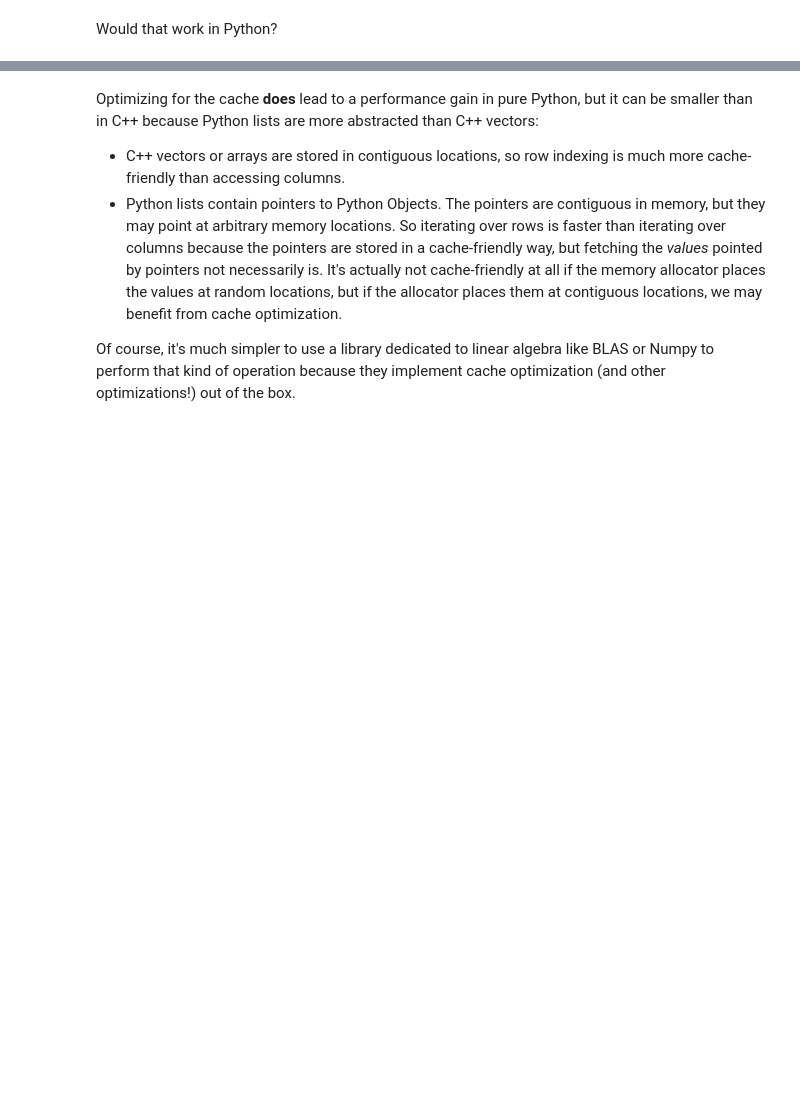
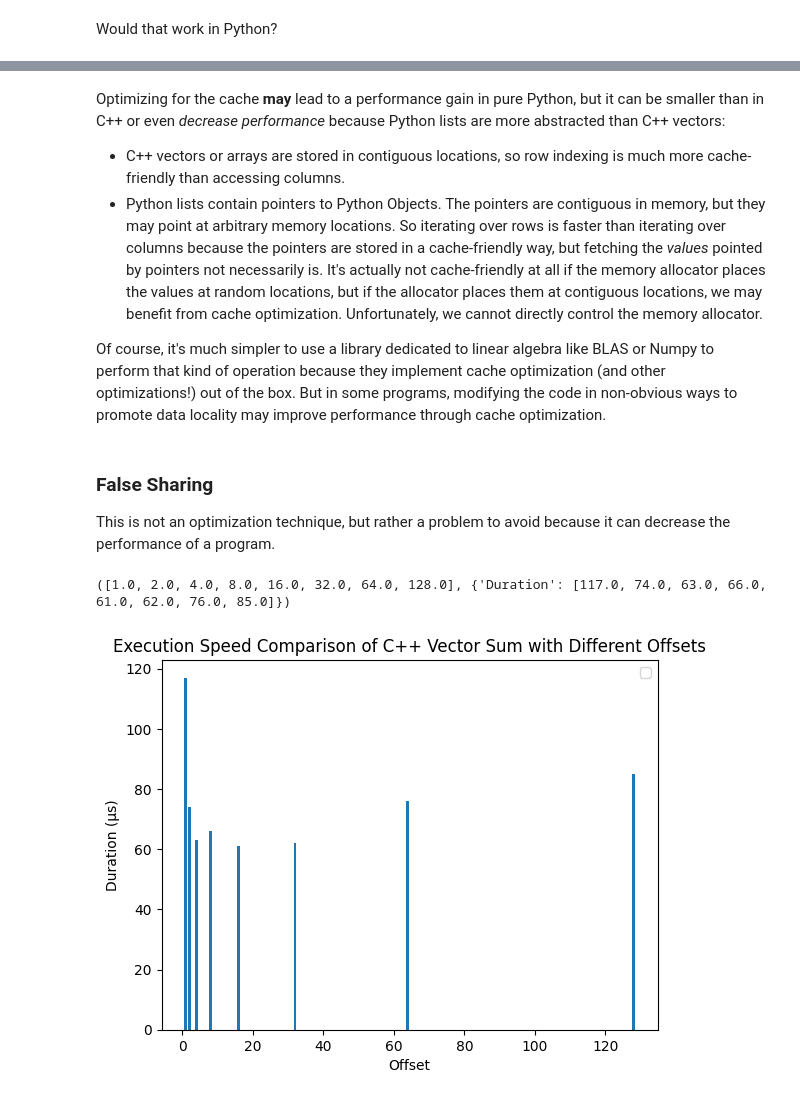
Before and after one commit to Vincent-Therrien/optimierung, a Jupyter notebook: visualization.ipynb, the cells around one changed output, grey strips where cells are left out. Saved outputs shown, nothing was run; the diff lists cells and outputs as text; code cells hidden in the pictures; blank space fills up the shorter version.

Commit message:
Document false sharing

```diff
--- a/visualization.ipynb
+++ b/visualization.ipynb
@@ -136,6 +136,6 @@ The transposition-based algorithm completed in 89.971 % of the time taken by the
 # %% [markdown]
-Optimizing for the cache **does** lead to a performance gain in pure Python, but it can be smaller
-than in C++ because Python lists are more abstracted than C++ vectors:
+Optimizing for the cache **may** lead to a performance gain in pure Python, but it can be smaller
+than in C++ or even *decrease performance* because Python lists are more abstracted than C++ vectors:
 
 - C++ vectors or arrays are stored in contiguous locations, so row indexing is much more
   cache-friendly than accessing columns.
@@ -144,8 +144,29 @@ than in C++ because Python lists are more abstracted than C++ vectors:
   columns because the pointers are stored in a cache-friendly way, but fetching the *values* pointed
   by pointers not necessarily is. It's actually not cache-friendly at all if the memory allocator
   places the values at random locations, but if the allocator places them at contiguous locations,
-  we may benefit from cache optimization.
+  we may benefit from cache optimization. Unfortunately, we cannot directly control the memory
+  allocator.
 
 Of course, it's much simpler to use a library dedicated to linear algebra like BLAS or Numpy to
 perform that kind of operation because they implement cache optimization (and other optimizations!)
-out of the box.
+out of the box. But in some programs, modifying the code in non-obvious ways to promote data
+locality may improve performance through cache optimization.
+# %% [markdown]
+### False Sharing
+
+This is not an optimization technique, but rather a problem to avoid because it can decrease the
+performance of a program.
+# %%
+executable = compile("cache/false_sharing")
+output = execute(executable)
+result = decompose_results(output)
+
+fig, ax = plt.subplots()
+ax.bar(result[0], result[1]["Duration"])
+ax.set(xlabel='Offset', ylabel='Duration (μs)')
+ax.legend()
+ax.set_title("Execution Speed Comparison of C++ Vector Sum with Different Offsets")
+plt.show()
+# %% [output]
+([1.0, 2.0, 4.0, 8.0, 16.0, 32.0, 64.0, 128.0], {'Duration': [117.0, 74.0, 63.0, 66.0, 61.0, 62.0, 76.0, 85.0]})
+[figure, added]
```
Also changed, not shown: parts of 1 cell of this notebook, 1 other file.
